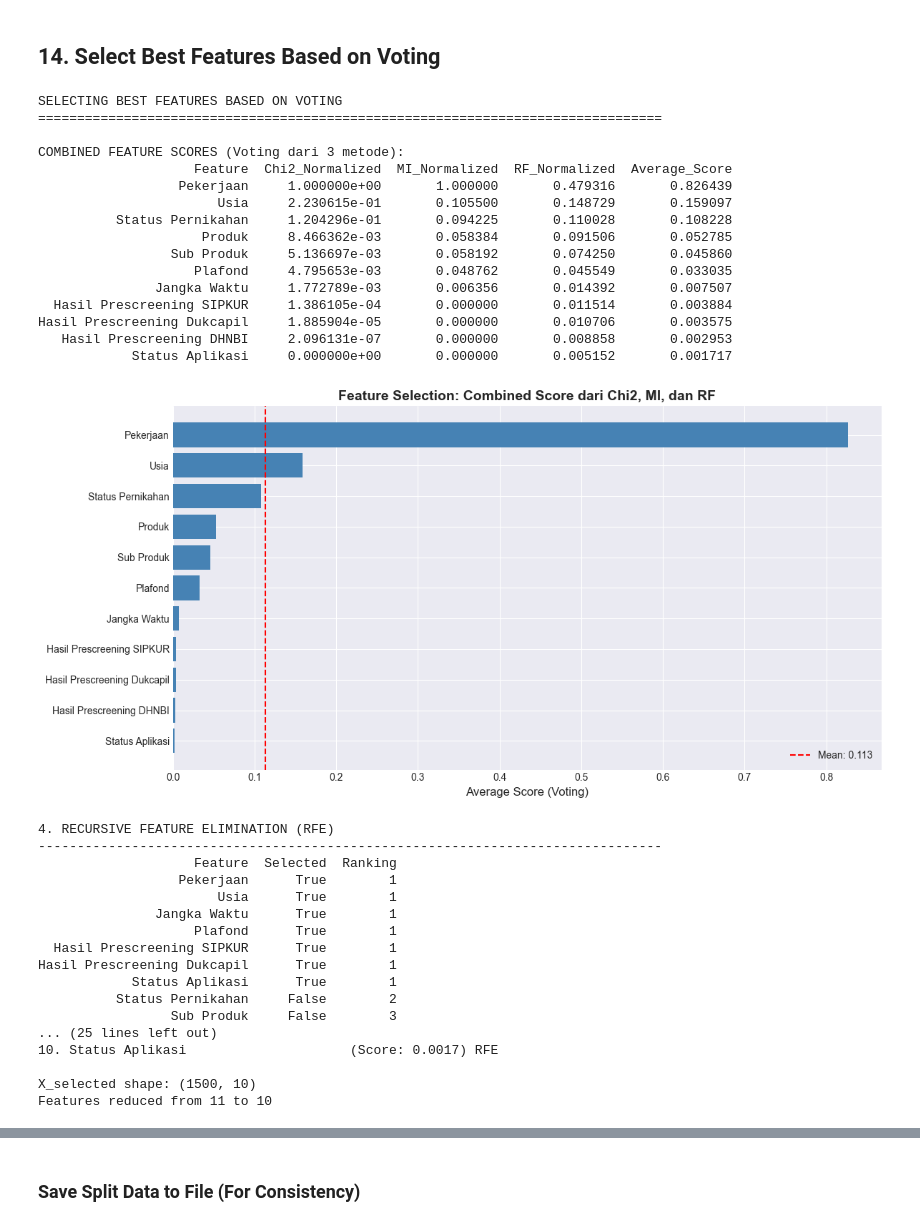
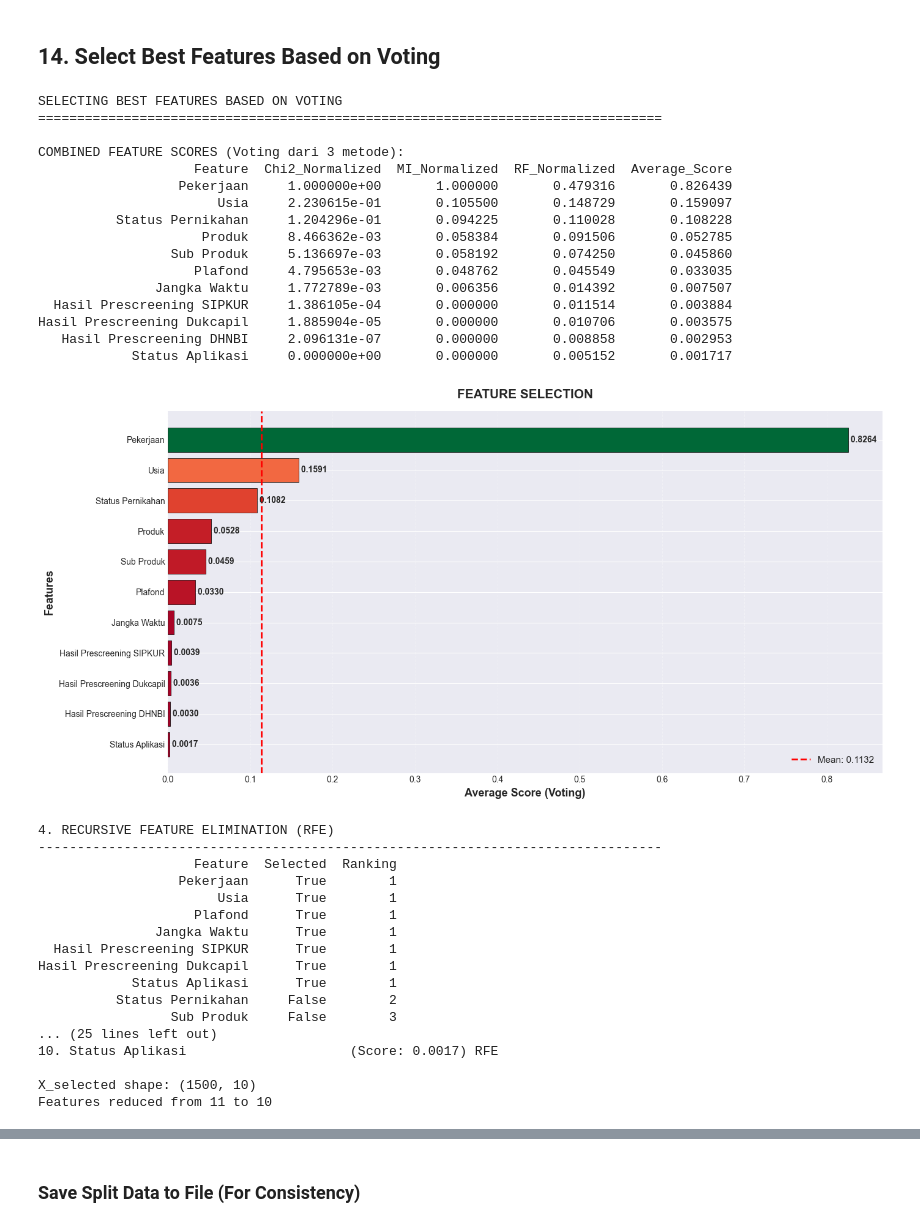
Before and after one commit to ArtEnginer/ENSAMBLE-LEARNING-KREDIT, a Jupyter notebook: ANALISIS_NPL_LENGKAP.ipynb, the cells around one changed output, grey strips where cells are left out. Saved outputs shown, nothing was run; the diff lists cells and outputs as text; code cells hidden in the pictures.

```diff
--- a/ANALISIS_NPL_LENGKAP.ipynb
+++ b/ANALISIS_NPL_LENGKAP.ipynb
@@ -688,14 +585,33 @@ combined_df = combined_df.sort_values('Average_Score', ascending=False)
 print("\nCOMBINED FEATURE SCORES (Voting dari 3 metode):")
 print(combined_df.to_string(index=False))
 
-# Visualisasi combined scores
-plt.figure(figsize=(12, 6))
-plt.barh(combined_df['Feature'], combined_df['Average_Score'], color='steelblue')
-plt.xlabel('Average Score (Voting)', fontsize=12)
-plt.title('Feature Selection: Combined Score dari Chi2, MI, dan RF', fontsize=14, fontweight='bold')
+# Visualisasi combined scores dengan label nilai
+plt.figure(figsize=(14, 7))
+
+# Create color map based on scores
+colors = plt.cm.RdYlGn(combined_df['Average_Score'] / combined_df['Average_Score'].max())
+
+# Create horizontal bar chart
+bars = plt.barh(combined_df['Feature'], combined_df['Average_Score'], color=colors, edgecolor='black', linewidth=0.5)
+
+# Add value labels on bars
+for i, (idx, row) in enumerate(combined_df.iterrows()):
+    plt.text(row['Average_Score'], i, f' {row["Average_Score"]:.4f}',
+             va='center', ha='left', fontsize=10, fontweight='bold')
+
+plt.xlabel('Average Score (Voting)', fontsize=13, fontweight='bold')
+plt.ylabel('Features', fontsize=13, fontweight='bold')
+plt.title('FEATURE SELECTION', fontsize=15, fontweight='bold', pad=15)
 plt.gca().invert_yaxis()
-plt.axvline(x=combined_df['Average_Score'].mean(), color='red', linestyle='--', label=f'Mean: {combined_df["Average_Score"].mean():.3f}')
-plt.legend()
+
+# Add mean line
+mean_score = combined_df['Average_Score'].mean()
+plt.axvline(x=mean_score, color='red', linestyle='--', linewidth=2, label=f'Mean: {mean_score:.4f}')
+
+# Add grid for better readability
+plt.grid(axis='x', alpha=0.3, linestyle='--')
+
+plt.legend(fontsize=11, loc='lower right')
 plt.tight_layout()
 plt.show()
 
@@ -739,42 +655,68 @@ print(f"Final union: {len(selected_features)}")
 
 print("\n\nFinal Selected Features (sorted by combined score):")
 final_df = combined_df[combined_df['Feature'].isin(selected_features)].sort_values('Average_Score', ascending=False)
 for i, row in enumerate(final_df.itertuples(), 1):
     rfe_mark = "RFE" if row.Feature in rfe_selected else ""
     score_mark = "Score" if row.Feature in top_features_by_score else ""
     print(f"{i:2d}. {row.Feature:35s} (Score: {row.Average_Score:.4f}) {rfe_mark} {score_mark}")
 
-# Update X_encoded dengan selected features
 X_selected = X_encoded[selected_features].copy()
 feature_columns = selected_features
 
 print(f"\nX_selected shape: {X_selected.shape}")
 print(f"Features reduced from {len(X_encoded.columns)} to {len(selected_features)}")
+
+
+
+# CREATE VISUALIZATION FOR FEATURE IMPORTANCE BASED ON AVERAGE SCORE
+plt.figure(figsize=(14, 7))
+colors = plt.cm.RdYlGn(final_df['Average_Score'] / final_df['Average_Score'].max())
+bars = plt.barh(final_df['Feature'], final_df['Average_Score'], color=colors, edgecolor='black', linewidth=0.5)
+
+# Add score labels on each bar
+for i, (idx, row) in enumerate(final_df.iterrows()):
+    plt.text(row['Average_Score'], i, f' {row["Average_Score"]:.4f}',
+             va='center', ha='left', fontsize=10, fontweight='bold')
+
+plt.xlabel('Average Score (Voting)', fontsize=13, fontweight='bold')
+plt.ylabel('Features', fontsize=13, fontweight='bold')
+plt.title('FEATURE IMPORTANCE', fontsize=15, fontweight='bold', pad=15)
+plt.gca().invert_yaxis()
+
+# Add mean line
+mean_score = final_df['Average_Score'].mean()
+plt.axvline(x=mean_score, color='red', linestyle='--', linewidth=2, label=f'Mean: {mean_score:.4f}')
+
+# Add grid for better readability
+plt.grid(axis='x', alpha=0.3, linestyle='--')
+plt.legend(fontsize=11, loc='lower right')
+plt.tight_layout()
+plt.show()
 # %% [output]
 SELECTING BEST FEATURES BASED ON VOTING
 ================================================================================
 
 COMBINED FEATURE SCORES (Voting dari 3 metode):
                     Feature  Chi2_Normalized  MI_Normalized  RF_Normalized  Average_Score
                   Pekerjaan     1.000000e+00       1.000000       0.479316       0.826439
                        Usia     2.230615e-01       0.105500       0.148729       0.159097
           Status Pernikahan     1.204296e-01       0.094225       0.110028       0.108228
                      Produk     8.466362e-03       0.058384       0.091506       0.052785
                  Sub Produk     5.136697e-03       0.058192       0.074250       0.045860
                     Plafond     4.795653e-03       0.048762       0.045549       0.033035
                Jangka Waktu     1.772789e-03       0.006356       0.014392       0.007507
   Hasil Prescreening SIPKUR     1.386105e-04       0.000000       0.011514       0.003884
 Hasil Prescreening Dukcapil     1.885904e-05       0.000000       0.010706       0.003575
    Hasil Prescreening DHNBI     2.096131e-07       0.000000       0.008858       0.002953
             Status Aplikasi     0.000000e+00       0.000000       0.005152       0.001717
-[figure, old version]
+[figure, new version]
 4. RECURSIVE FEATURE ELIMINATION (RFE)
 --------------------------------------------------------------------------------
                     Feature  Selected  Ranking
                   Pekerjaan      True        1
                        Usia      True        1
+                    Plafond      True        1
                Jangka Waktu      True        1
-                    Plafond      True        1
   Hasil Prescreening SIPKUR      True        1
 Hasil Prescreening Dukcapil      True        1
             Status Aplikasi      True        1
```
Also changed, not shown: parts of 36 cells of this notebook, 1 other file.
